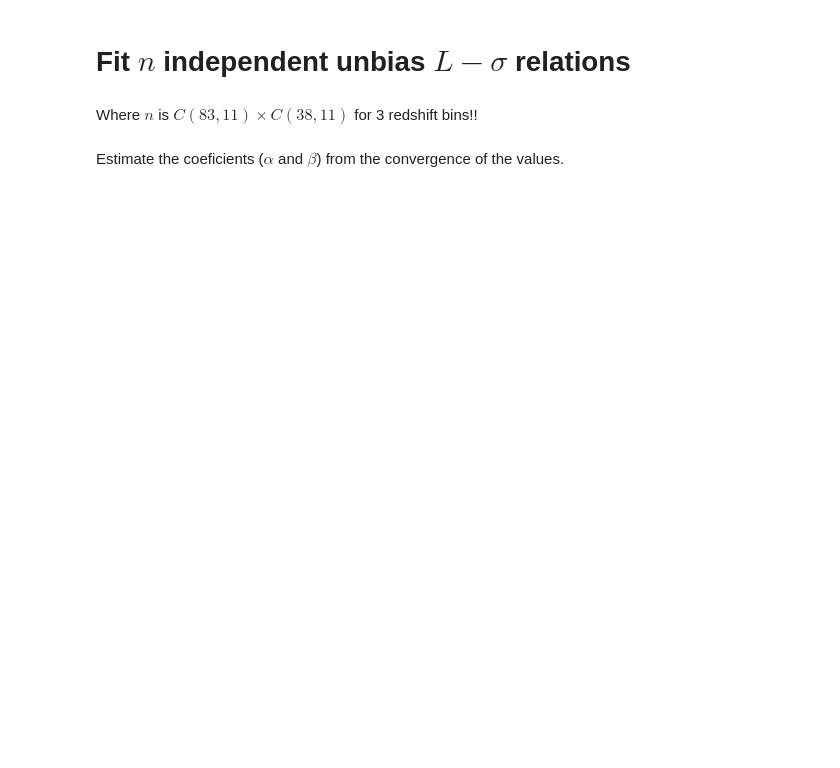
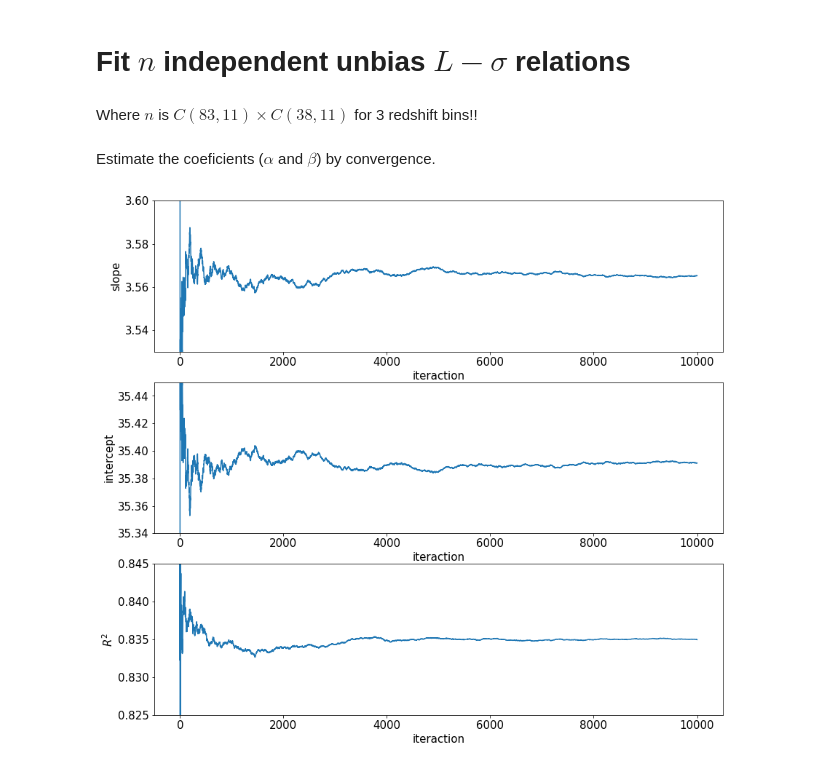
Before and after one commit to vbordalo/lsigma_hiigs, a Jupyter notebook: exploration/sigma-z_bias.ipynb, the cells around one changed output. Cells and saved outputs as stored; diff of their text form; code cells hidden in the pictures; blank space fills up the shorter version.

```diff
--- a/exploration/sigma-z_bias.ipynb
+++ b/exploration/sigma-z_bias.ipynb
@@ -96,4 +100,4 @@ plt.show()
 # %% [markdown]
 Where $n$ is $C(83,11) \times C(38,11)$ for 3 redshift bins!!
 # %% [markdown]
-Estimate the coeficients ($\alpha$ and $\beta$) from the convergence of the values.
+Estimate the coeficients ($\alpha$ and $\beta$) by convergence.
@@ -99,0 +129,24 @@ Estimate the coeficients ($\alpha$ and $\beta$) from the convergence of the valu
+# %%
+plt.figure(figsize=(14,13))
+
+ax1 = plt.subplot(311)
+ax1.plot(range(len(mean_slopes)), mean_slopes)
+ax1.set_ylabel('slope', size=15)
+ax1.set_xlabel('iteraction', size=15)
+ax1.set_ylim(3.53,3.6)
+
+ax2 = plt.subplot(312)
+ax2.plot(range(len(mean_intercepts)), mean_intercepts)
+ax2.set_ylabel('intercept', size=15)
+ax2.set_xlabel('iteraction', size=15)
+ax2.set_ylim(35.34,35.45)
+
+ax3 = plt.subplot(313)
+ax3.plot(range(len(mean_scores)), mean_scores)
+ax3.set_ylabel(r'$R^2$', size=15)
+ax3.set_xlabel('iteraction', size=15)
+ax3.set_ylim(0.825, 0.845)
+
+plt.show()
+# %% [output]
+[figure, added]
```
Also changed, not shown: parts of 8 cells of this notebook, 1 other file.
